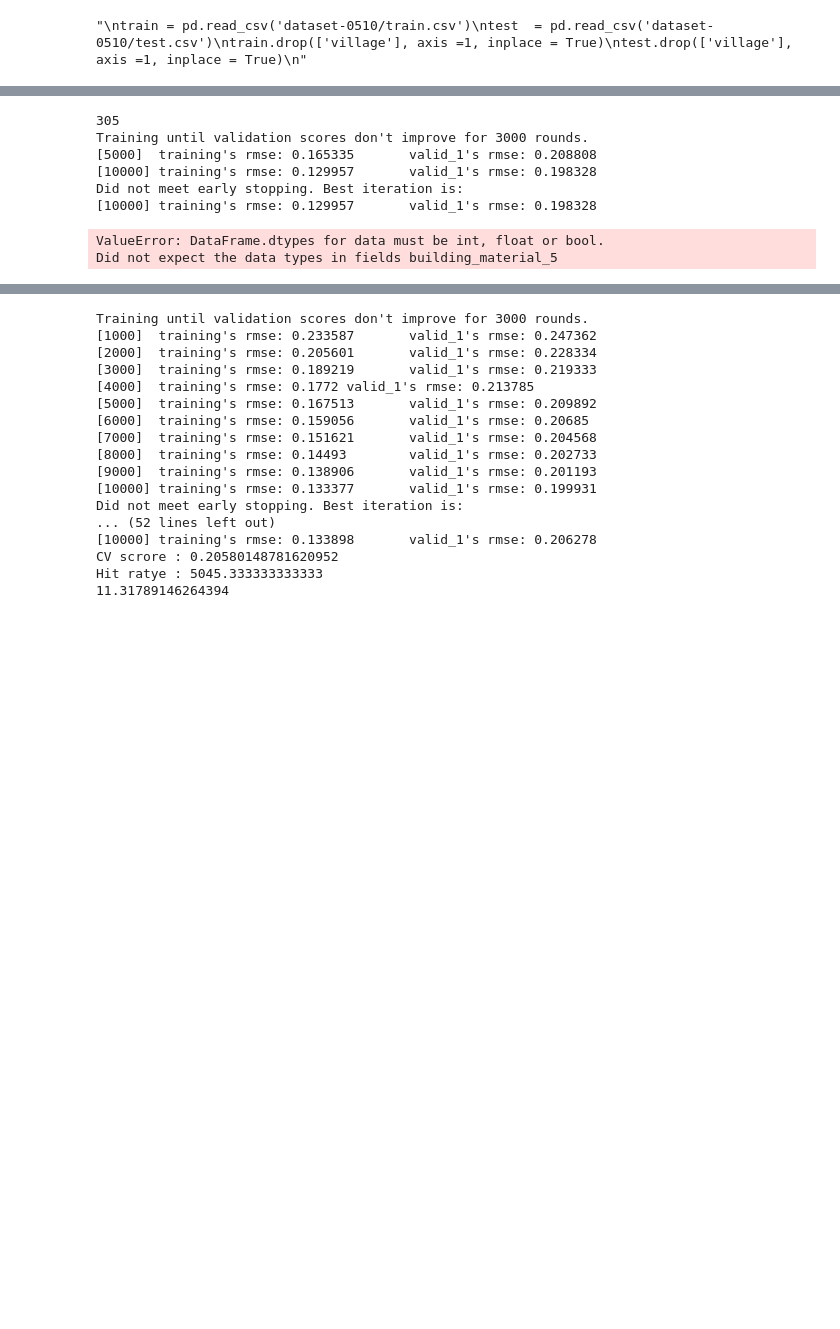
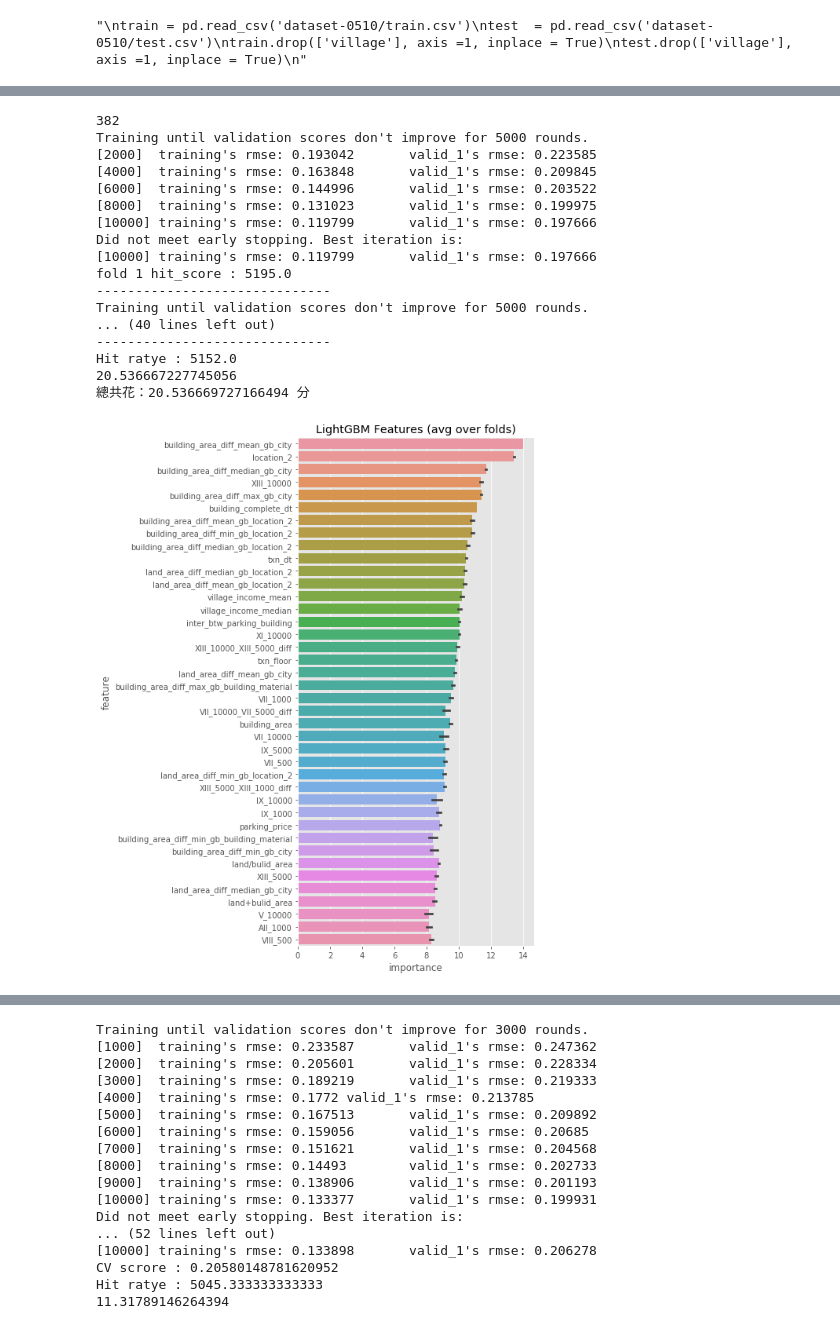
Before and after one commit to phacus/T-Brain_competition_predict_house_price, a Jupyter notebook: Model.ipynb, the cells around one changed output, grey strips where cells are left out. Drawn from its saved outputs; the diff is of its cells as text; code cells hidden in the pictures; blank space fills up the shorter version.

```diff
--- a/Model.ipynb
+++ b/Model.ipynb
@@ -100,7 +100,7 @@ def Submission(Ids, preds):
 # %%
 def lgb_model(split_num, train, test,features, stratified = False, if_one_hot = True):
 
-    category_cols = ['building_material', 'building_type','building_use','city','inter_btw_parking_building']
+    category_cols = ['building_material', 'building_type','building_use','inter_btw_parking_building','location_2']
     if stratified:
         kf = StratifiedKFold(n_splits = split_num, random_state = 42, shuffle = True)
     else :
@@ -111,7 +111,7 @@ def lgb_model(split_num, train, test,features, stratified = False, if_one_hot =
     predictions = np.zeros(len(test))
 
     param ={
-        'n_estimators': 10000, 'max_depth' : 5, 'num_leaves' :30,
+        'n_estimators': 2000000, 'max_depth' : 5, 'num_leaves' :30,
         'objective': 'regression',   'metric':'rmse',
         'learning_rate': 0.01,      'boosting': 'gbdt',     'min_data_in_leaf': 10,
         'feature_fraction': 0.9,    'bagging_freq':1,       'bagging_fraction': 0.9,     'importance_type': 'gain',
@@ -126,7 +126,7 @@ def lgb_model(split_num, train, test,features, stratified = False, if_one_hot =
             val_data = lgb.Dataset(train.iloc[val_idx][features], label= train['total_price_log'].iloc[val_idx])
 
 
-            clf = lgb.train(params= param, train_set= trn_data, valid_sets= [trn_data, val_data], verbose_eval=5000, early_stopping_rounds= 3000)
+            clf = lgb.train(params= param, train_set= trn_data, valid_sets= [trn_data, val_data], verbose_eval=20000, early_stopping_rounds= 30000)
             oof[val_idx] = clf.predict(train.iloc[val_idx][features], num_iteration = clf.best_iteration)
             predictions += clf.predict(test[features], num_iteration = clf.best_iteration) / kf.n_splits
 
@@ -148,7 +148,7 @@ def lgb_model(split_num, train, test,features, stratified = False, if_one_hot =
             val_data = lgb.Dataset(train.iloc[val_idx][features], label= train['total_price_log'].iloc[val_idx])
 
 
-            clf = lgb.train(params= param, train_set= trn_data, valid_sets= [trn_data, val_data], verbose_eval=10000, early_stopping_rounds= 50000, categorical_feature=category_cols)
+            clf = lgb.train(params= param, train_set= trn_data, valid_sets= [trn_data, val_data], verbose_eval=20000, early_stopping_rounds= 30000, categorical_feature=category_cols)
             oof[val_idx] = clf.predict(train.iloc[val_idx][features], num_iteration = clf.best_iteration)
             predictions += clf.predict(test[features], num_iteration = clf.best_iteration) / kf.n_splits
 
@@ -181,15 +181,34 @@ prediction = np.expm1(prediction)
 print((time.time() - begin) / 60)
 print('總共花：{} 分'.format((time.time() - begin) / 60))
 Submission(test['building_id'], prediction)
-# %% [output]
-305
-Training until validation scores don't improve for 3000 rounds.
-[5000]  training's rmse: 0.165335       valid_1's rmse: 0.208808
-[10000] training's rmse: 0.129957       valid_1's rmse: 0.198328
-Did not meet early stopping. Best iteration is:
-[10000] training's rmse: 0.129957       valid_1's rmse: 0.198328
-ValueError: DataFrame.dtypes for data must be int, float or bool.
-Did not expect the data types in fields building_material_5
+# %%
+#1
+begin = time.time()
+features = [i for i in train.columns if i not in ['building_id', 'total_price','total_price_log']]
+prediction = lgb_model(5, train, test, features, stratified = False, if_one_hot = False)
+prediction = np.expm1(prediction)
+print((time.time() - begin) / 60)
+print('總共花：{} 分'.format((time.time() - begin) / 60))
+Submission(test['building_id'], prediction)
+# %% [output]
+382
+Training until validation scores don't improve for 5000 rounds.
+[2000]  training's rmse: 0.193042       valid_1's rmse: 0.223585
+[4000]  training's rmse: 0.163848       valid_1's rmse: 0.209845
+[6000]  training's rmse: 0.144996       valid_1's rmse: 0.203522
+[8000]  training's rmse: 0.131023       valid_1's rmse: 0.199975
+[10000] training's rmse: 0.119799       valid_1's rmse: 0.197666
+Did not meet early stopping. Best iteration is:
+[10000] training's rmse: 0.119799       valid_1's rmse: 0.197666
+fold 1 hit_score : 5195.0
+------------------------------
+Training until validation scores don't improve for 5000 rounds.
+... (40 lines left out)
+------------------------------
+Hit ratye : 5152.0
+20.536667227745056
+總共花：20.536669727166494 分
+[figure, added]
 # %%
 #1
 begin = time.time()
```
Also changed, not shown: parts of 4 cells of this notebook, 3 other files.
